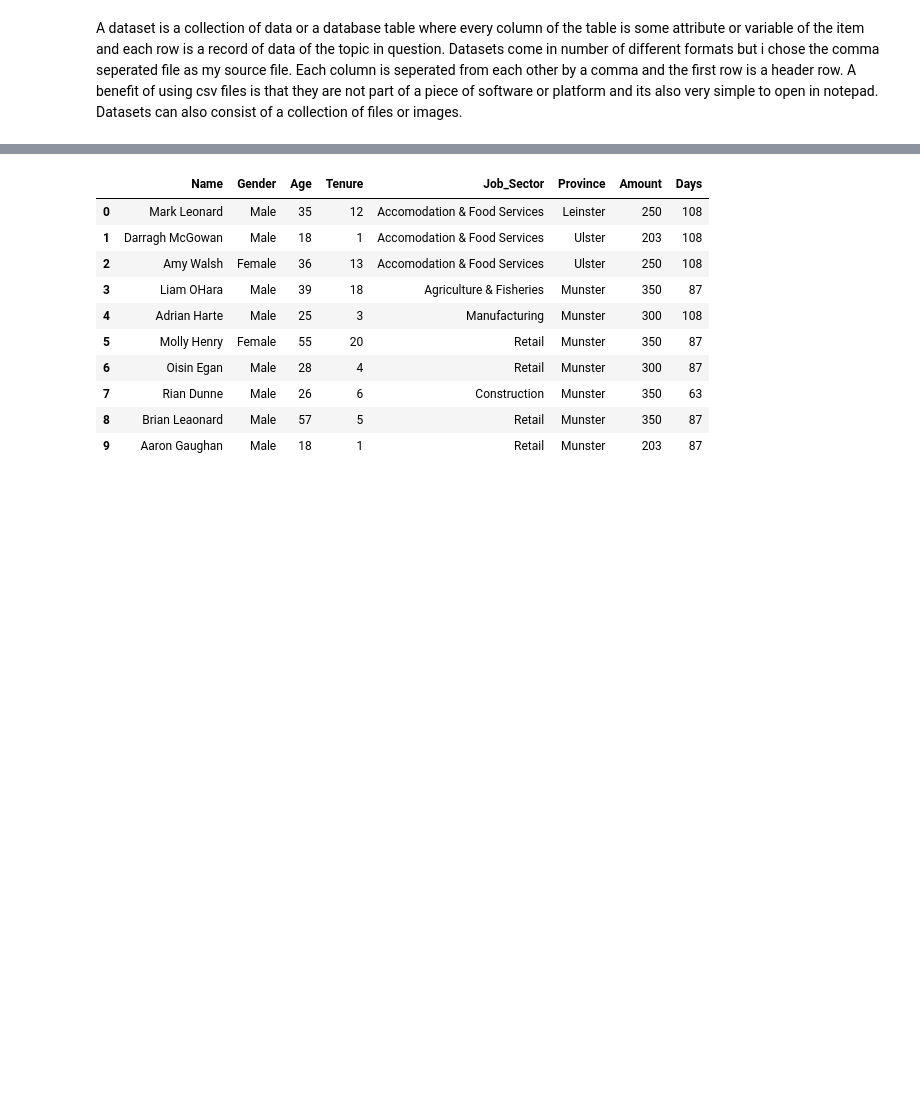
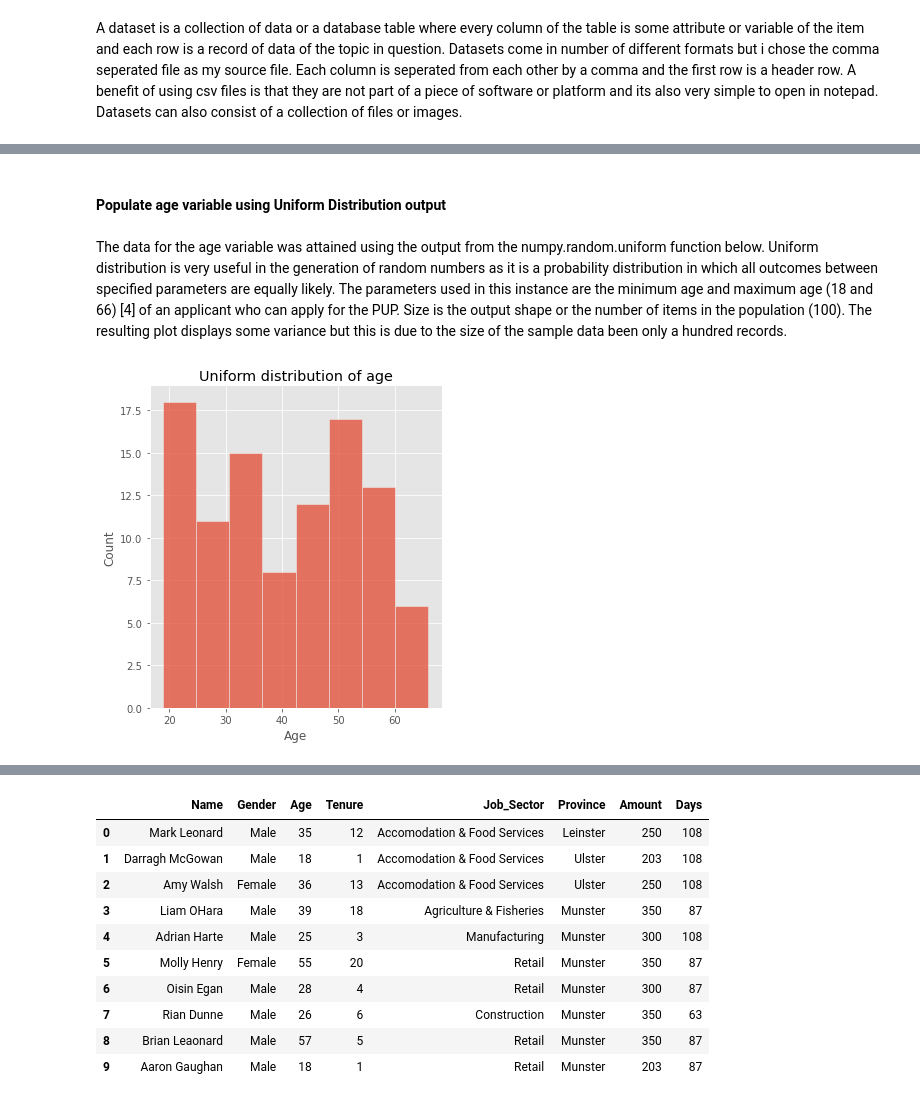
Before and after one commit to nmanley73/Project-Programming, a Jupyter notebook: Project - Programming.ipynb, the cells around one changed output, grey strips where cells are left out. Saved outputs shown, nothing was run; the diff lists cells and outputs as text; code cells hidden in the pictures; blank space fills up the shorter version.

```diff
--- a/Project - Programming.ipynb
+++ b/Project - Programming.ipynb
@@ -39,0 +40,17 @@ Once the dataset has been completed and finalised it has to be populated with da
+# %% [markdown]
+#### Populate age variable using Uniform Distribution output
+# %% [markdown]
+The data for the age variable was attained using the output from the numpy.random.uniform function below. Uniform distribution is very useful in the generation of random numbers as it is a probability distribution in which all outcomes between specified parameters are equally likely. The parameters used in this instance are the minimum age and maximum age (18 and 66) [4] of an applicant who can apply for the PUP. Size is the output shape or the number of items in the population (100). The resulting plot displays some variance but this is due to the size of the sample data been only a hundred records.
+# %%
+# import libraries
+import numpy as np
+import matplotlib.pyplot as plt
+import seaborn as sns
+
+# Use random.uniform distribution to get the age values
+x = sns.displot(np.random.uniform(18, 66, size = 100))
+plt.title("Uniform distribution of age")
+plt.xlabel("Age")
+plt.show();
+# %% [output]
+[figure, added]
```
Also changed, not shown: parts of 30 cells of this notebook.
